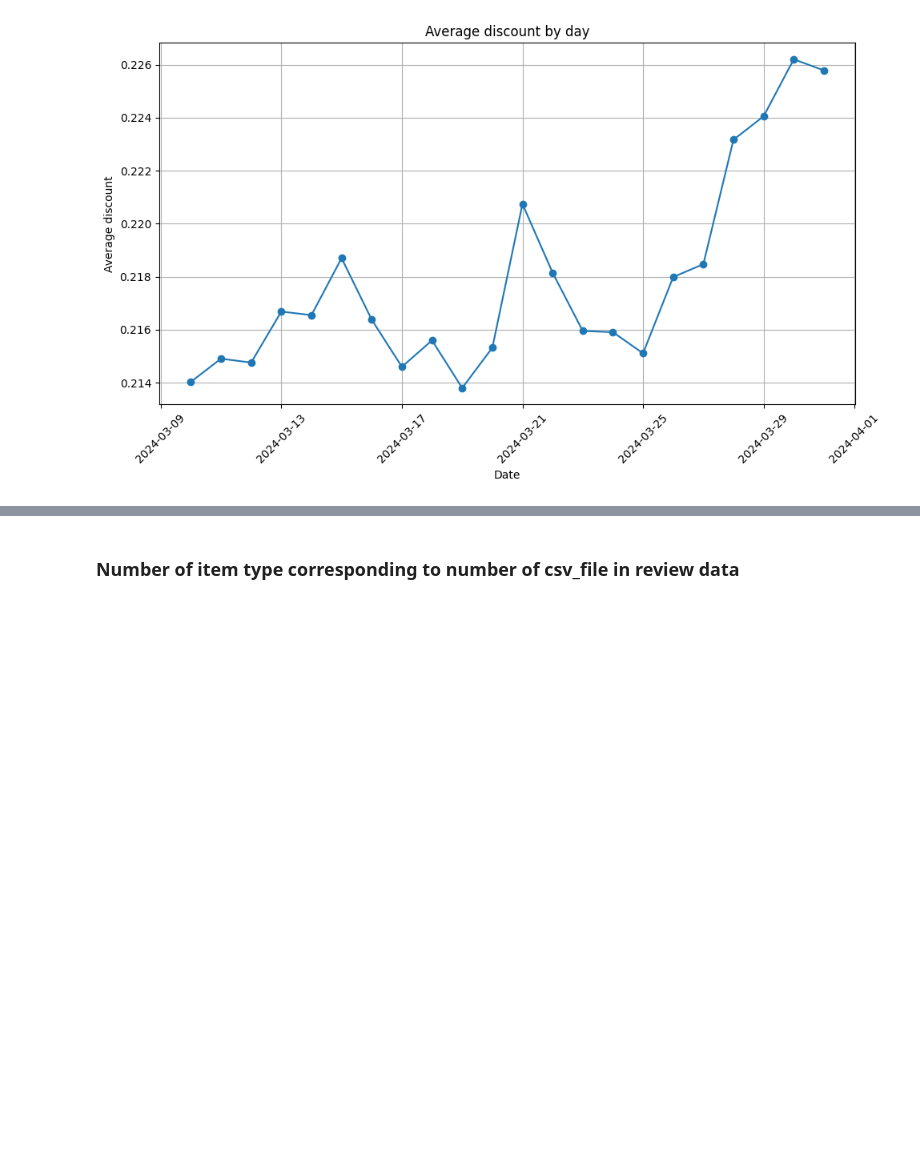
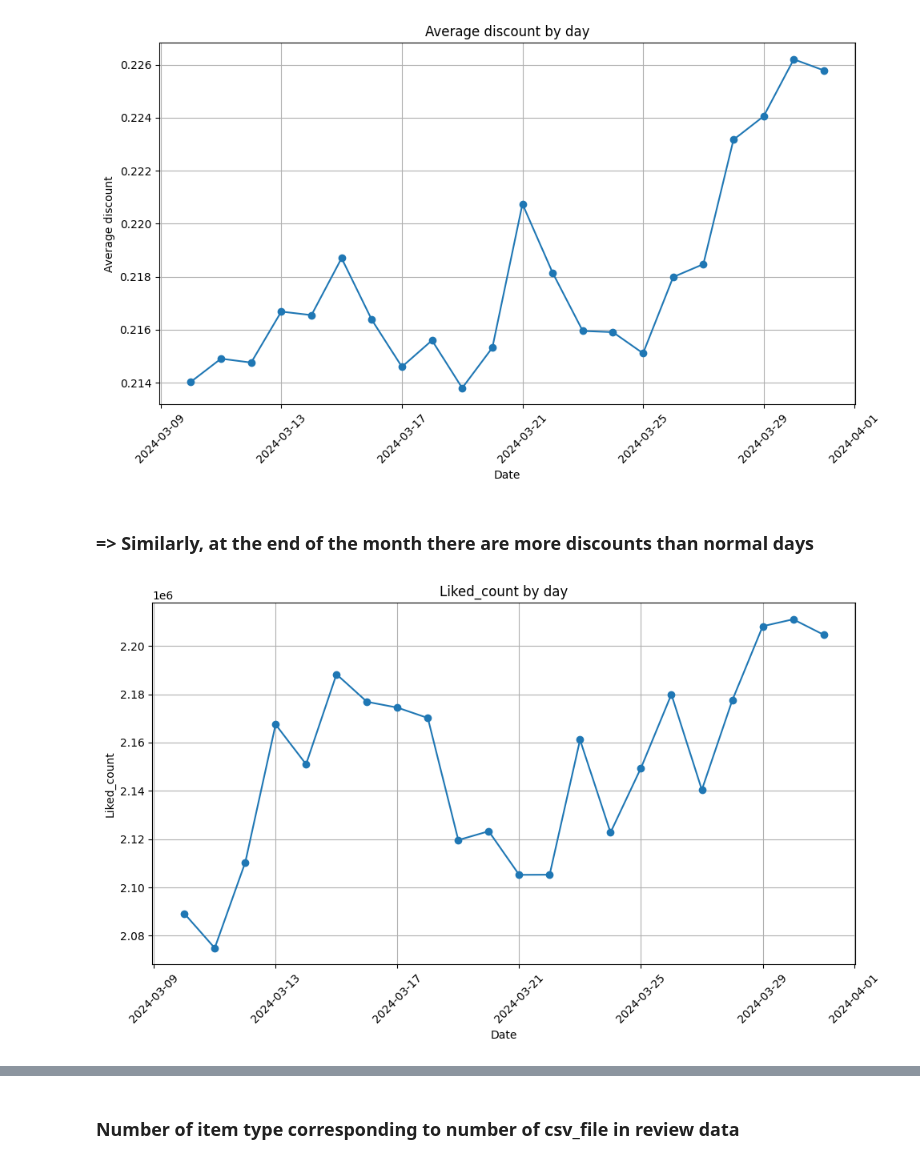
Before and after one commit to ntrami/DataGenius-Test, a Jupyter notebook: datagenius-test.ipynb, the cells around one changed output, grey strips where cells are left out. Saved outputs shown, nothing was run; the diff lists cells and outputs as text; code cells hidden in the pictures; blank space fills up the shorter version.

```diff
--- a/datagenius-test.ipynb
+++ b/datagenius-test.ipynb
@@ -246,3 +250,20 @@ plt.tight_layout()
 plt.show()
 # %% [output]
 [figure]
+# %% [markdown]
+### => Similarly, at the end of the month there are more discounts than normal days
+# %%
+Likedcount_by_date = shopeeDf.groupby('Date')['liked_count'].sum().reset_index()
+
+# Vẽ biểu đồ
+plt.figure(figsize=(10, 6))
+plt.plot(Likedcount_by_date['Date'], Likedcount_by_date['liked_count'], marker='o', linestyle='-')
+plt.title('Liked_count by day')
+plt.xlabel('Date')
+plt.ylabel('Liked_count')
+plt.grid(True)
+plt.xticks(rotation=45)
+plt.tight_layout()
+plt.show()
+# %% [output]
+[figure, added]
```
Also changed, not shown: parts of 10 cells of this notebook.
